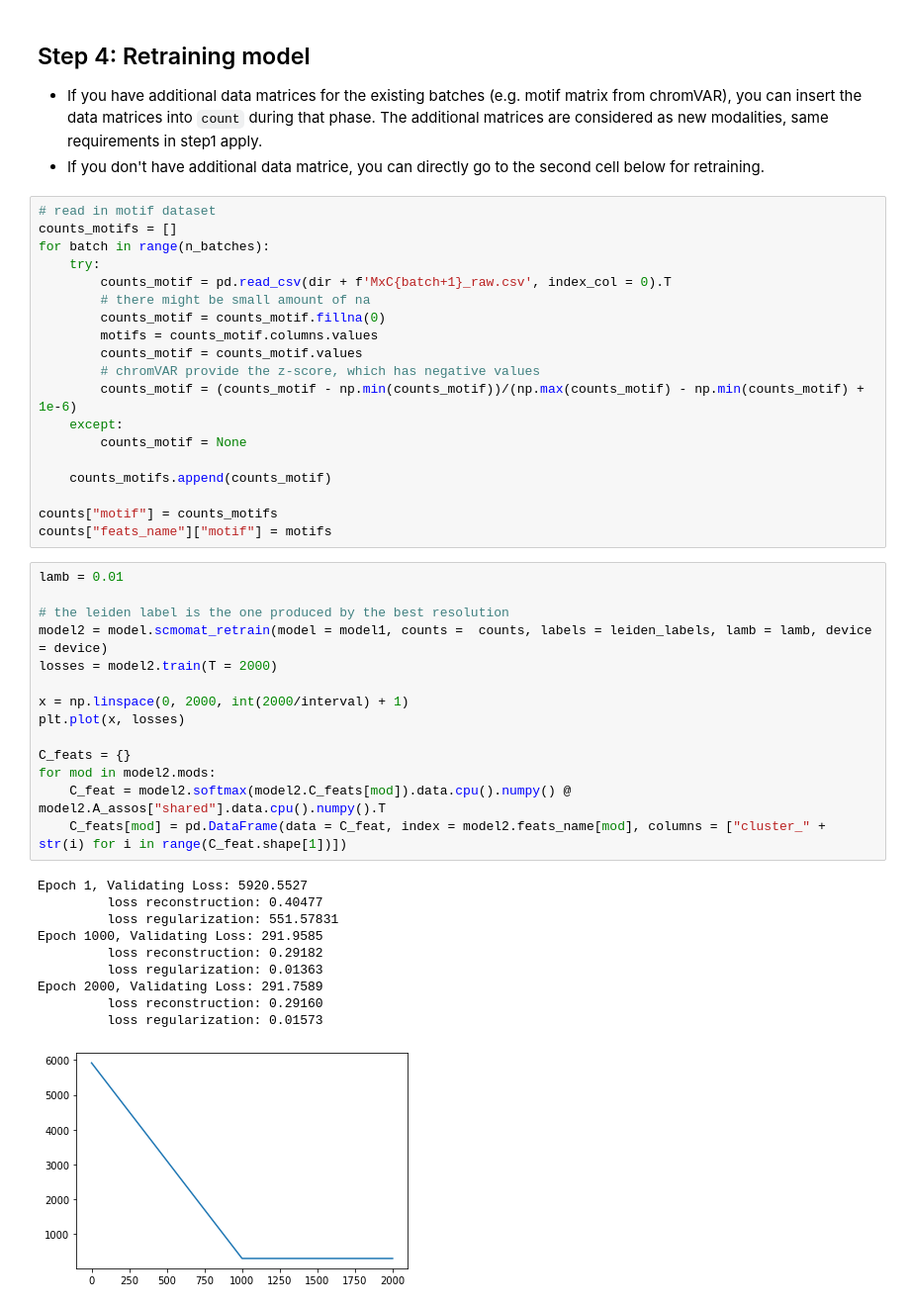
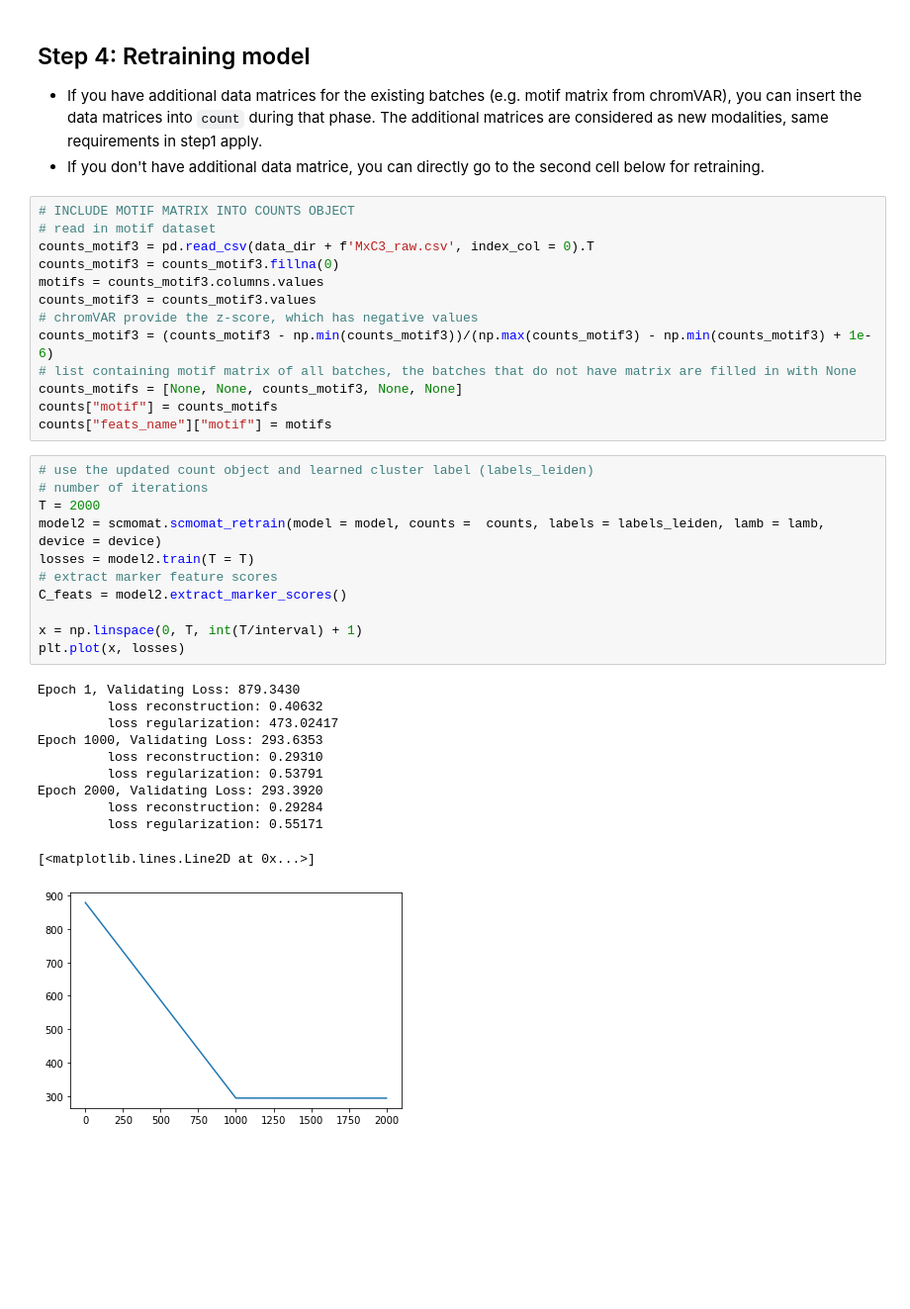
Before and after one commit to PeterZZQ/scMoMaT, a Jupyter notebook: demo_scmomat.ipynb, the cells around one changed output. Shown at 99% size. Drawn from its saved outputs; the diff is of its cells as text; blank space fills up the shorter version.

```diff
--- a/demo_scmomat.ipynb
+++ b/demo_scmomat.ipynb
@@ -243,49 +199,41 @@ modify distance 1, time used 0.0253s
 * If you have additional data matrices for the existing batches (e.g. motif matrix from chromVAR), you can insert the data matrices into `count` during that phase. The additional matrices are considered as new modalities, same requirements in step1 apply.
 * If you don't have additional data matrice, you can directly go to the second cell below for retraining.
 # %%
+# INCLUDE MOTIF MATRIX INTO COUNTS OBJECT
 # read in motif dataset
-counts_motifs = []
-for batch in range(n_batches):
-    try:
-        counts_motif = pd.read_csv(dir + f'MxC{batch+1}_raw.csv', index_col = 0).T
-        # there might be small amount of na
-        counts_motif = counts_motif.fillna(0)
-        motifs = counts_motif.columns.values
-        counts_motif = counts_motif.values
-        # chromVAR provide the z-score, which has negative values
-        counts_motif = (counts_motif - np.min(counts_motif))/(np.max(counts_motif) - np.min(counts_motif) + 1e-6)
-    except:
-        counts_motif = None
-
-    counts_motifs.append(counts_motif)
-
+counts_motif3 = pd.read_csv(data_dir + f'MxC3_raw.csv', index_col = 0).T
+counts_motif3 = counts_motif3.fillna(0)
+motifs = counts_motif3.columns.values
+counts_motif3 = counts_motif3.values
+# chromVAR provide the z-score, which has negative values
+counts_motif3 = (counts_motif3 - np.min(counts_motif3))/(np.max(counts_motif3) - np.min(counts_motif3) + 1e-6)
+# list containing motif matrix of all batches, the batches that do not have matrix are filled in with None
+counts_motifs = [None, None, counts_motif3, None, None]
 counts["motif"] = counts_motifs
 counts["feats_name"]["motif"] = motifs
-# %%
-lamb = 0.01
-
-# the leiden label is the one produced by the best resolution
-model2 = model.scmomat_retrain(model = model1, counts =  counts, labels = leiden_labels, lamb = lamb, device = device)
-losses = model2.train(T = 2000)
-
-x = np.linspace(0, 2000, int(2000/interval) + 1)
-plt.plot(x, losses)
-
-C_feats = {}
-for mod in model2.mods:
-    C_feat = model2.softmax(model2.C_feats[mod]).data.cpu().numpy() @ model2.A_assos["shared"].data.cpu().numpy().T
-    C_feats[mod] = pd.DataFrame(data = C_feat, index = model2.feats_name[mod], columns = ["cluster_" + str(i) for i in range(C_feat.shape[1])])
-# %% [output]
-Epoch 1, Validating Loss: 5920.5527
-         loss reconstruction: 0.40477
-         loss regularization: 551.57831
-Epoch 1000, Validating Loss: 291.9585
-         loss reconstruction: 0.29182
-         loss regularization: 0.01363
-Epoch 2000, Validating Loss: 291.7589
-         loss reconstruction: 0.29160
-         loss regularization: 0.01573
-[figure, removed]
+# %%
+# use the updated count object and learned cluster label (labels_leiden)
+# number of iterations
+T = 2000
+model2 = scmomat.scmomat_retrain(model = model, counts =  counts, labels = labels_leiden, lamb = lamb, device = device)
+losses = model2.train(T = T)
+# extract marker feature scores
+C_feats = model2.extract_marker_scores()
+
+x = np.linspace(0, T, int(T/interval) + 1)
+plt.plot(x, losses)
+# %% [output]
+Epoch 1, Validating Loss: 879.3430
+         loss reconstruction: 0.40632
+         loss regularization: 473.02417
+Epoch 1000, Validating Loss: 293.6353
+         loss reconstruction: 0.29310
+         loss regularization: 0.53791
+Epoch 2000, Validating Loss: 293.3920
+         loss reconstruction: 0.29284
+         loss regularization: 0.55171
+[<matplotlib.lines.Line2D at 0x...>]
+[figure, added]
 # %%
 # Plot
 C_gene = C_feats["rna"]
```
Also changed, not shown: parts of 9 cells of this notebook, 7 other files.
